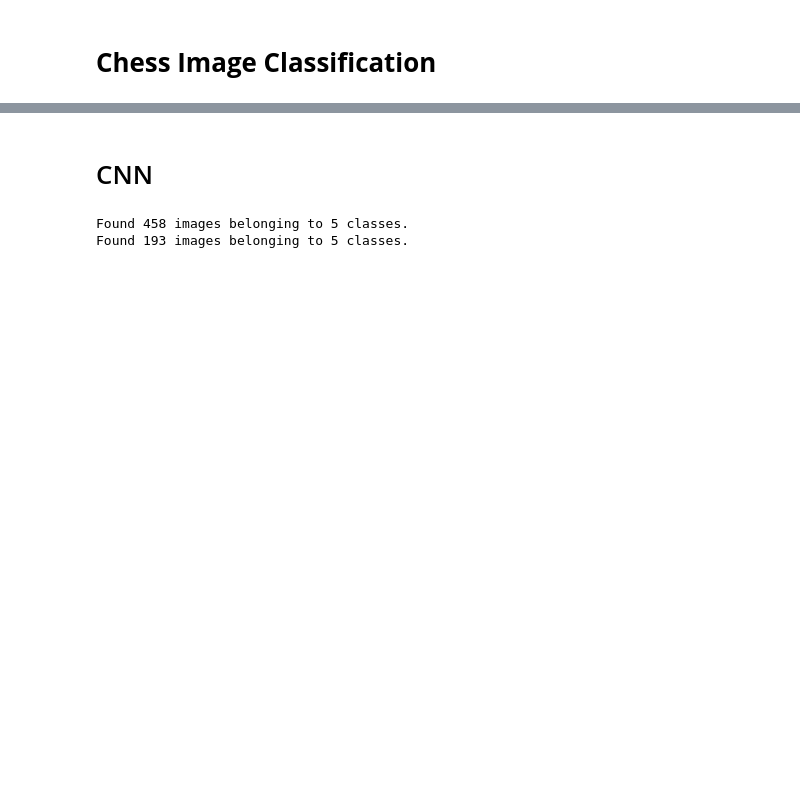
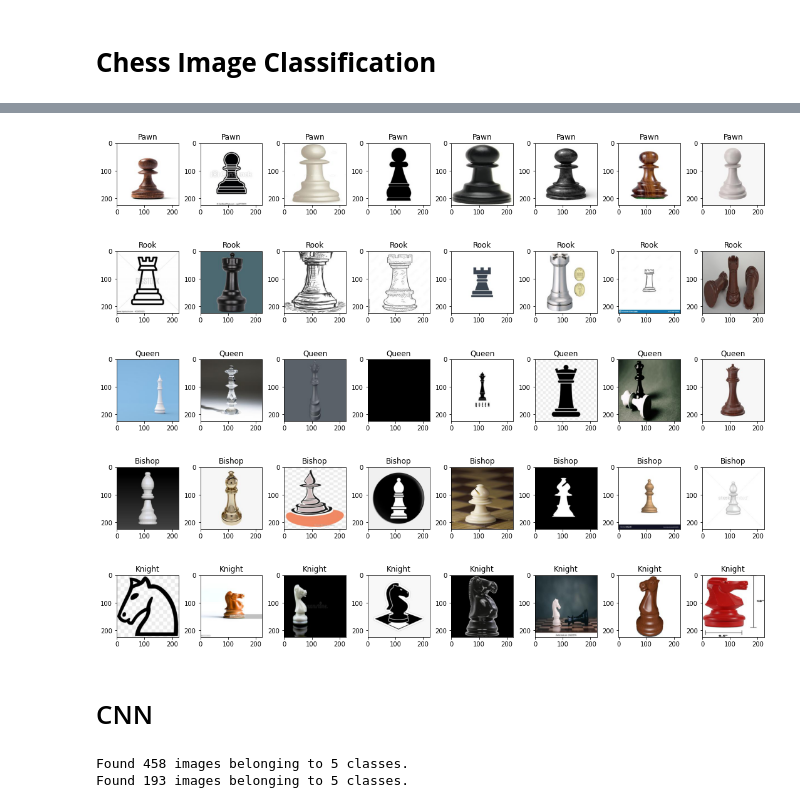
Before and after one commit to ananthu-raj/Image-Classification-Experimentation, a Jupyter notebook: Chess_Image_Classification.ipynb, the cells around one changed output, grey strips where cells are left out. Cells and saved outputs as stored; diff of their text form; code cells hidden in the pictures; blank space fills up the shorter version.

```diff
--- a/Chess_Image_Classification.ipynb
+++ b/Chess_Image_Classification.ipynb
@@ -53,3 +70,25 @@ plt.show();
+# %%
+def plot_imgs(item_dir, title=" ", num_imgs=4, cmap='viridis'):
+    all_item_dirs = os.listdir(item_dir)
+    item_files = [os.path.join(item_dir, file) for file in all_item_dirs][:num_imgs]
+
+    plt.figure(figsize=(15, 15))
+    for idx, img_path in enumerate(item_files):
+        plt.subplot(8, 8, idx+1)
+        img = plt.imread(img_path, 0)
+        plt.title(title)
+        plt.imshow(img, cmap=cmap)
+
+    plt.tight_layout()
+for path in dir_chess_paths:
+    head, tail = os.path.split(path)
+    plot_imgs(path, tail, 8)
+# %% [output]
+[figure, added]
+[figure, added]
+[figure, added]
+[figure, added]
+[figure, added]
 # %% [markdown]
 # CNN
 # %%
```
Also changed, not shown: parts of 11 cells of this notebook.
